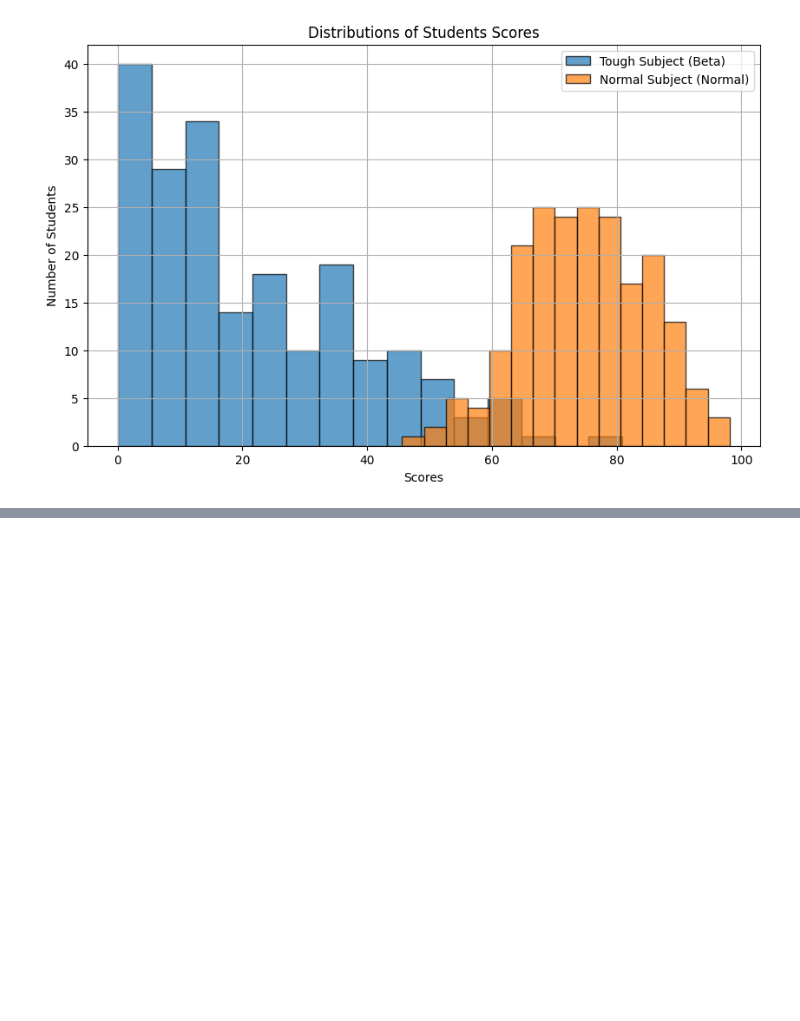
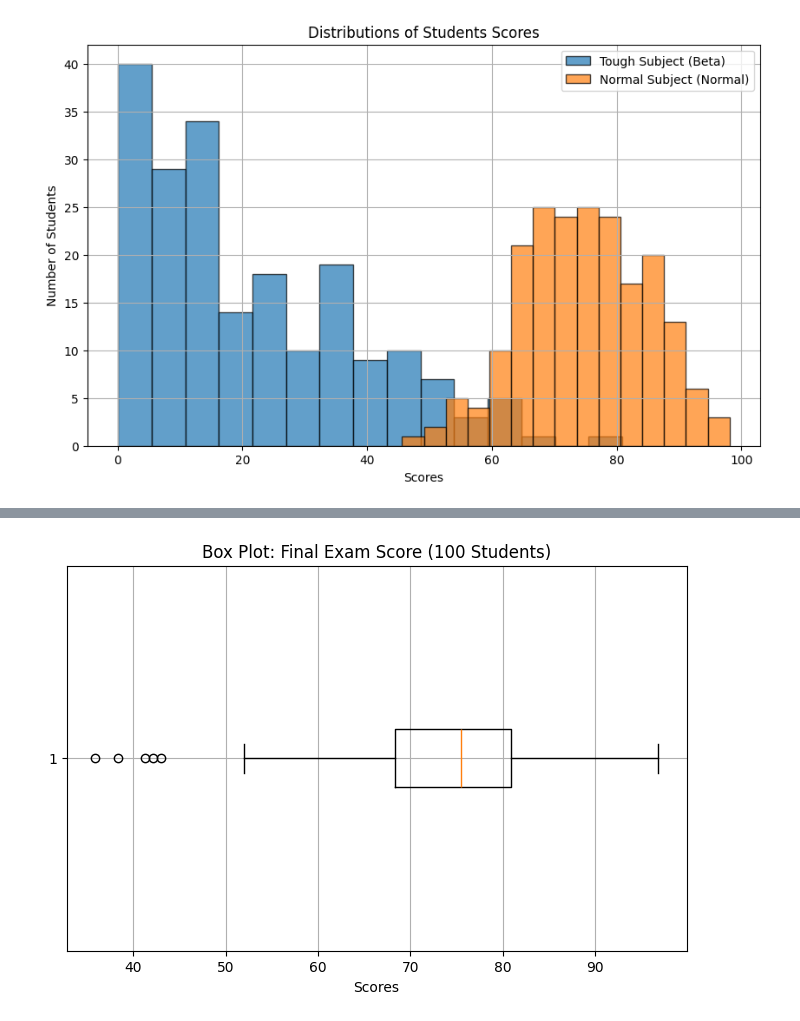
Before and after one commit to HABUDANHAYABK/ArewaDS-Machine-Learning, a Jupyter notebook: Data-Visualizations/Visualization-distribution/notebook.ipynb, the cells around one changed output, grey strips where cells are left out. Saved outputs shown, nothing was run; the diff lists cells and outputs as text; code cells hidden in the pictures; blank space fills up the shorter version.

Commit message:
added box plot

```diff
--- a/Data-Visualizations/Visualization-distribution/notebook.ipynb
+++ b/Data-Visualizations/Visualization-distribution/notebook.ipynb
@@ -87,0 +95,12 @@ plt.show()
+# %%
+import matplotlib.pyplot as plt
+import numpy as np
+
+np.random.seed(1)
+
+# Simulate students score around 70 -85
+scores = np.random.normal(loc=75, scale= 10, size=100)
+scores[:5] = np.random.uniform(30, 45, size=5)
+scores = np.clip(scores, 0, 100)
+
+print(scores)
@@ -87,0 +125,10 @@ plt.show()
+# %%
+fig, ax = plt.subplots(figsize=(8, 5))
+ax.boxplot(scores, vert= False)
+ax.set_title("Box Plot: Final Exam Score (100 Students)")
+ax.set_xlabel("Scores")
+plt.grid(True)
+
+plt.show()
+# %% [output]
+[figure, added]
```
Also changed, not shown: parts of 2 cells of this notebook.
